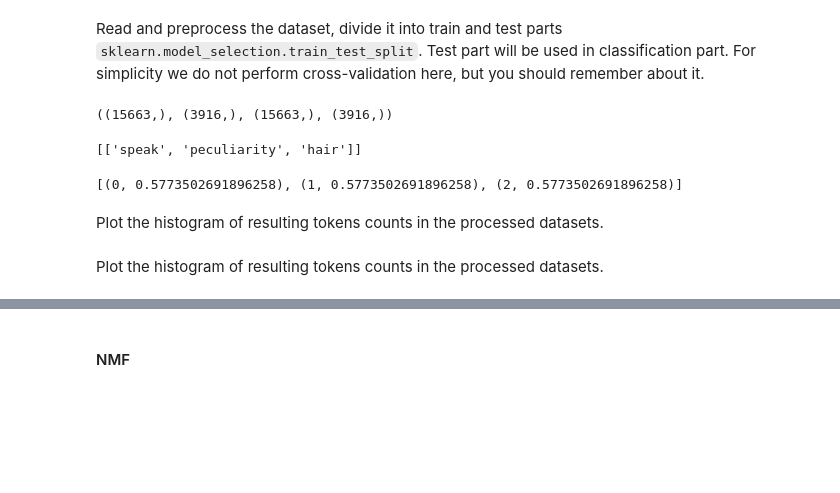
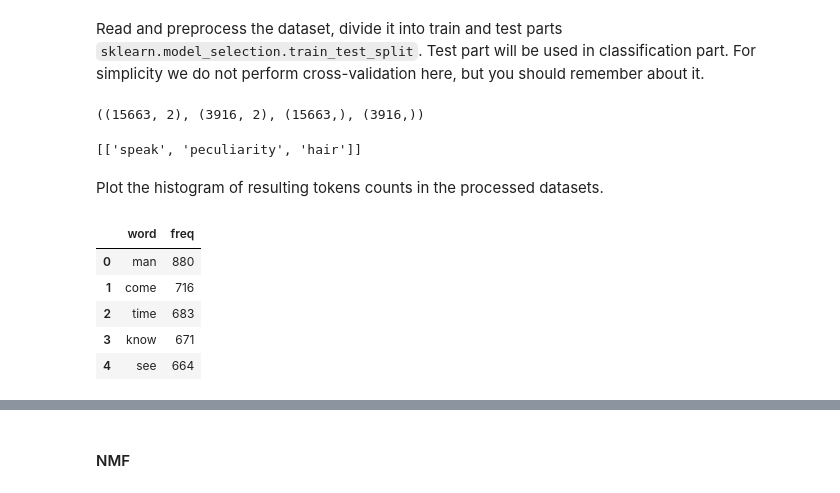
Before and after one commit to fhrzn/advanced-nlp, a Jupyter notebook: HW1_Affandy Fahrizain_J41332c.ipynb, the cells around one changed output, grey strips where cells are left out. Cells and saved outputs as stored; diff of their text form; code cells hidden in the pictures; blank space fills up the shorter version.

```diff
--- a/HW1_Affandy Fahrizain_J41332c.ipynb
+++ b/HW1_Affandy Fahrizain_J41332c.ipynb
@@ -272,5 +301,5 @@ In this part you will learn how to do topic modeling with common tools and asses
 # %%
-topics = pd.read_csv('data.csv')
+topics = pd.read_csv('/content/drive/MyDrive/Advanced NLP/data.csv')
 topics.head()
 # %% [output]
 |  | id | text | author |
@@ -305,11 +338,11 @@ Implement the following three quality fuctions: `coherence` (or `tf-idf coherenc
 # %% [markdown]
 Read and preprocess the dataset, divide it into train and test parts `sklearn.model_selection.train_test_split`. Test part will be used in classification part. For simplicity we do not perform cross-validation here, but you should remember about it.
 # %%
-X = topics.clean
+X = topics[['id','clean']]
 y = topics.author
 
 X_train, X_test, y_train, y_test = train_test_split(X, y, test_size=0.2, random_state=42)
 X_train.shape, X_test.shape, y_train.shape, y_test.shape
 # %% [output]
-((15663,), (3916,), (15663,), (3916,))
+((15663, 2), (3916, 2), (15663,), (3916,))
 # %%
@@ -320,7 +356,7 @@ topic_tokens[:1]
 # %%
-id2word = Dictionary(topic_tokens)
-corpus = [id2word.doc2bow(line) for line in topic_tokens]
-tfidf = TfidfModel(corpus)
-tfidf[corpus[0]]
+# id2word = Dictionary(train_docs)
+# corpus = [id2word.doc2bow(line) for line in train_docs]
+# test_corpus = [dictionary.doc2bow(doc) for doc in test_docs]
+
+# tfidf = TfidfModel(corpus)
+# tfidf[corpus[0]]
-# %% [output]
-[(0, 0.5773502691896258), (1, 0.5773502691896258), (2, 0.5773502691896258)]
@@ -327,4 +374,19 @@ tfidf[corpus[0]]
 # %% [markdown]
 Plot the histogram of resulting tokens counts in the processed datasets.
-# %% [markdown]
-Plot the histogram of resulting tokens counts in the processed datasets.
+# %%
+counter = Counter()
+
+for text in X_train['clean'].tolist():
+    counter.update(Counter(text.split()))
+
+top100 = counter.most_common(100)
+
+df_top100 = pd.DataFrame(top100, columns=['word', 'freq'])
+df_top100.head()
+# %% [output]
+|  | word | freq |
+| 0 | man | 880 |
+| 1 | come | 716 |
+| 2 | time | 683 |
+| 3 | know | 671 |
+| 4 | see | 664 |
```
Also changed, not shown: parts of 49 cells of this notebook.
